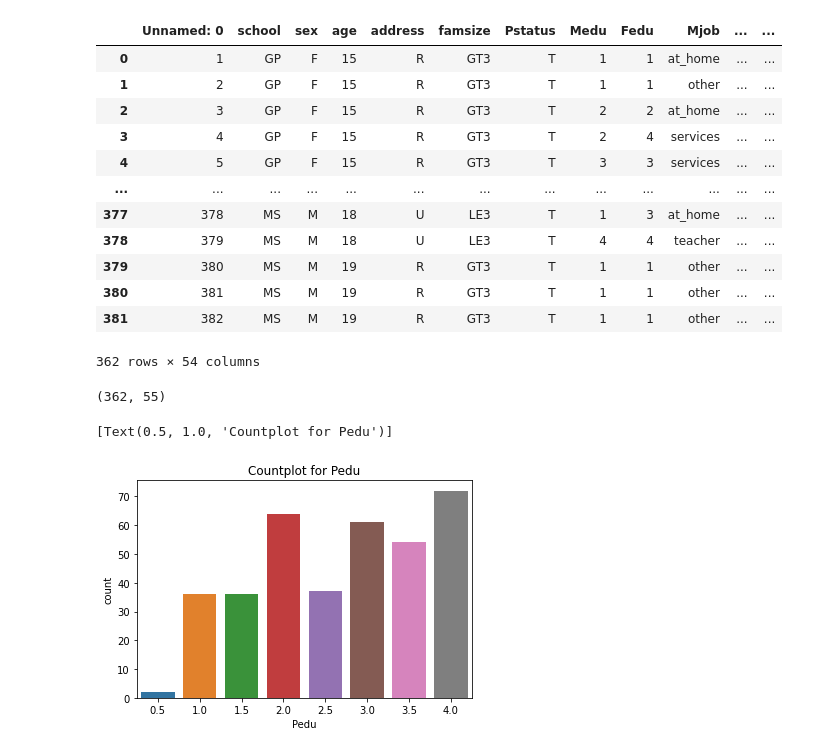
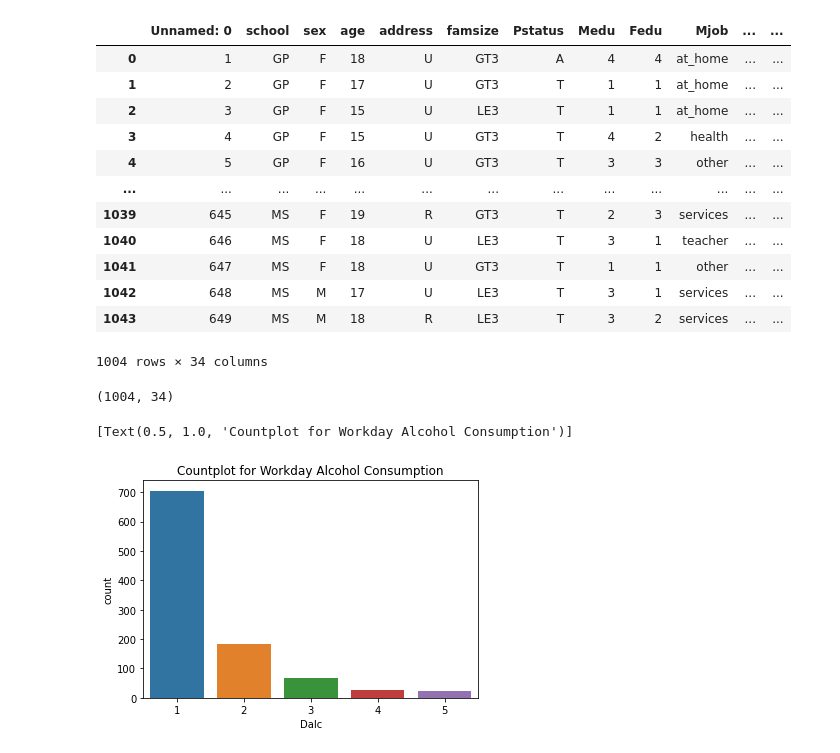
Before and after one commit to ubco-W2022T1-cosc301/project-group33, a Jupyter notebook: notebooks/analysis2.ipynb, the cells around one changed output. Saved outputs shown, nothing was run; the diff lists cells and outputs as text; code cells hidden in the pictures.

```diff
--- a/notebooks/analysis2.ipynb
+++ b/notebooks/analysis2.ipynb
@@ -15,11 +13,11 @@ import matplotlib.pylab as plt
 import seaborn as sns
 # %%
 #Task 1
-##Taking a broad look at all of my data
-
-df = pd.read_csv('../data/raw/student-merged.csv')
+## First I am merging my two datasets from the two classes interviewed for this dataset. And then, I am taking a broad look at all of my data.
+df1 = pd.read_csv('../data/raw/student-mat.csv')
+df2 = pd.read_csv('../data/raw/student-por.csv')
+df = pd.merge(df1,df2, how = "outer")
 df.info()
-df.describe()
 df.shape
 # %% [output]
 <class 'pandas.core.frame.DataFrame'>
@@ -65,28 +86,26 @@ hist = df.hist(bins=10,figsize =(20,15))
 ##Removing Outliers
 df_cleaned = df.copy()
 df_cleaned = df_cleaned[df_cleaned['age'].between(15, 19)]
-df_cleaned = df_cleaned[df_cleaned['absences.x'] < 20]
-df_cleaned = df_cleaned[df_cleaned['studytime.x'] < 60]
-df_cleaned = df_cleaned[df_cleaned['absences.y'] < 20]
-df_cleaned = df_cleaned[df_cleaned['studytime.y'] < 60]
+df_cleaned = df_cleaned[df_cleaned['absences'] < 20]
+df_cleaned = df_cleaned[df_cleaned['studytime'] < 60]
 df_cleaned.shape
 df_cleaned
 
-#Prior to cleaning, my dataset had 382 rows and 54 columns. Now it has 362 rows and 54 columns.
+#Prior to cleaning, my dataset had 1044 rows and 54 columns. Now it has 1004 rows and 54 columns.
 # %% [output]
 |  | Unnamed: 0 | school | sex | age | address | famsize | Pstatus | Medu | Fedu | Mjob | ... | ... |
-| 0 | 1 | GP | F | 15 | R | GT3 | T | 1 | 1 | at_home | ... | ... |
-| 1 | 2 | GP | F | 15 | R | GT3 | T | 1 | 1 | other | ... | ... |
-| 2 | 3 | GP | F | 15 | R | GT3 | T | 2 | 2 | at_home | ... | ... |
-| 3 | 4 | GP | F | 15 | R | GT3 | T | 2 | 4 | services | ... | ... |
-| 4 | 5 | GP | F | 15 | R | GT3 | T | 3 | 3 | services | ... | ... |
+| 0 | 1 | GP | F | 18 | U | GT3 | A | 4 | 4 | at_home | ... | ... |
+| 1 | 2 | GP | F | 17 | U | GT3 | T | 1 | 1 | at_home | ... | ... |
+| 2 | 3 | GP | F | 15 | U | LE3 | T | 1 | 1 | at_home | ... | ... |
+| 3 | 4 | GP | F | 15 | U | GT3 | T | 4 | 2 | health | ... | ... |
+| 4 | 5 | GP | F | 16 | U | GT3 | T | 3 | 3 | other | ... | ... |
 | ... | ... | ... | ... | ... | ... | ... | ... | ... | ... | ... | ... | ... |
-| 377 | 378 | MS | M | 18 | U | LE3 | T | 1 | 3 | at_home | ... | ... |
-| 378 | 379 | MS | M | 18 | U | LE3 | T | 4 | 4 | teacher | ... | ... |
-| 379 | 380 | MS | M | 19 | R | GT3 | T | 1 | 1 | other | ... | ... |
-| 380 | 381 | MS | M | 19 | R | GT3 | T | 1 | 1 | other | ... | ... |
-| 381 | 382 | MS | M | 19 | R | GT3 | T | 1 | 1 | other | ... | ... |
+| 1039 | 645 | MS | F | 19 | R | GT3 | T | 2 | 3 | services | ... | ... |
+| 1040 | 646 | MS | F | 18 | U | LE3 | T | 3 | 1 | teacher | ... | ... |
+| 1041 | 647 | MS | F | 18 | U | GT3 | T | 1 | 1 | other | ... | ... |
+| 1042 | 648 | MS | M | 17 | U | LE3 | T | 3 | 1 | services | ... | ... |
+| 1043 | 649 | MS | M | 18 | R | LE3 | T | 3 | 2 | services | ... | ... |
-362 rows × 54 columns
+1004 rows × 34 columns
 # %%
 ##Checking my dataset for null values
 
@@ -94,15 +113,11 @@ df_cleaned = df_cleaned.dropna(axis=0)
 df_cleaned.shape
 #Since the row and column numbers stayed the same, we know that there are no null values in this dataset.
 # %% [output]
-(362, 55)
+(1004, 34)
-# %%
-#Creating a column of Medu (maternal education) and Fedu (paternal education) merged and then averaged
-#This new column = Parental Education
-df_cleaned['Pedu'] = ((df.Medu.astype(int) + df.Fedu.astype(int))/2)
 # %%
-#Focusing on one variable: Paternal Education (Pedu)
+#Focusing on one variable: Workday alcohol consumption (Dalc)
 
-sns.countplot(data = df_cleaned, x = 'Pedu').set(title= "Countplot for Pedu")
+sns.countplot(data = df_cleaned, x = 'Dalc').set(title= "Countplot for Workday Alcohol Consumption")
 # %% [output]
-[Text(0.5, 1.0, 'Countplot for Pedu')]
+[Text(0.5, 1.0, 'Countplot for Workday Alcohol Consumption')]
-[figure, old version]
+[figure, new version]
```
Also changed, not shown: parts of 19 cells of this notebook, 1 other file.
